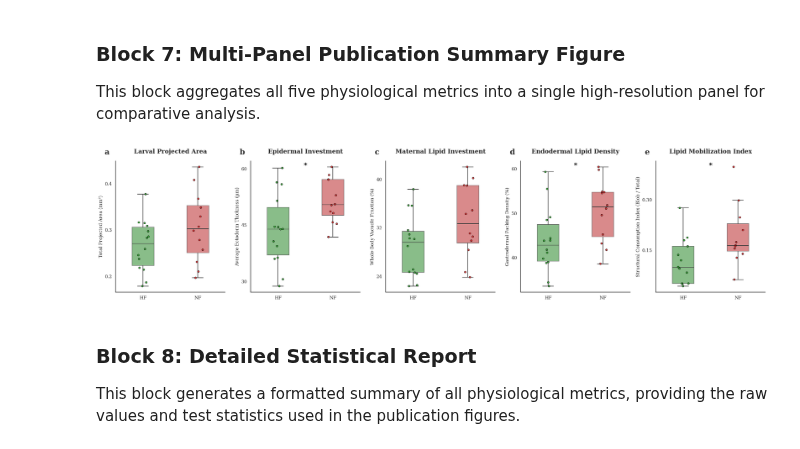
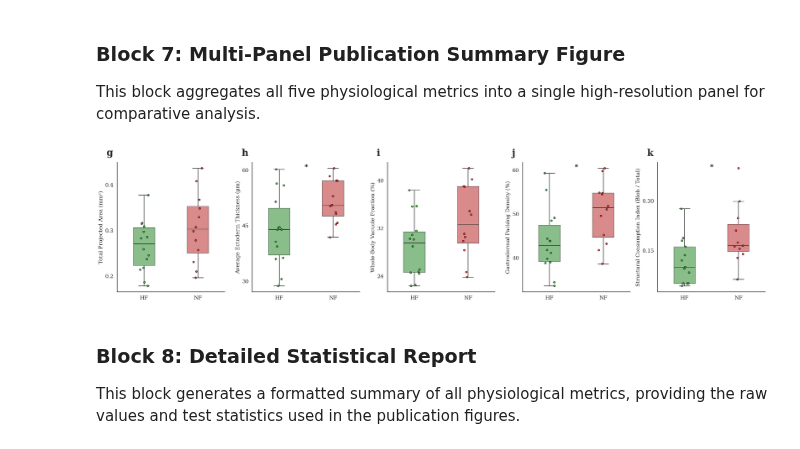
Before and after one commit to LielUziahu/S_Pistillata_Bet-Hedging, a Jupyter notebook: Histology_Morphometrics_and_Lipids.ipynb, the cells around one changed output. Cells and saved outputs as stored; diff of their text form; code cells hidden in the pictures.

```diff
--- a/Histology_Morphometrics_and_Lipids.ipynb
+++ b/Histology_Morphometrics_and_Lipids.ipynb
@@ -171,9 +171,9 @@ plt.rcParams.update({
     "axes.titlesize": 16,     # Plot titles
     "axes.titleweight": "bold", # Global title fontweight
     "axes.titlepad": 25,      # Global title padding
-    "axes.labelsize": 12,     # Axis labels
-    "xtick.labelsize": 12,
-    "ytick.labelsize": 12,
+    "axes.labelsize": 14,     # Axis labels
+    "xtick.labelsize": 14,
+    "ytick.labelsize": 14,
     "axes.edgecolor": "black",
     "axes.linewidth": 1.2,
     "axes.grid": False        # Disable grid lines globally
@@ -266,37 +266,37 @@ combined_order = [
 ]
 
 fig, axes = plt.subplots(1, 5, figsize=(25, 6))
 
 for i, metric in enumerate(combined_order):
     ax = axes[i]
     df_plot_clean = prune_group_outliers(master_df, 'Morph', metric)
 
     sns.boxplot(ax=ax, data=df_plot_clean, x='Morph', y=metric, hue='Morph', order=morph_order, palette=variant_colors, width=global_box_width, fliersize=0, linewidth=1.5, boxprops=dict(alpha=global_alpha), legend=False)
     sns.stripplot(ax=ax, data=df_plot_clean, x='Morph', y=metric, hue='Morph', order=morph_order, palette=variant_colors, size=global_marker_size, alpha=0.9, jitter=global_jitter, edgecolor=global_jitter_edgecolor, linewidth=0.8, legend=False)
 
-    ax.set_title(title_dictionary[metric], pad=20)
+    #ax.set_title(title_dictionary[metric], pad=20)
     ax.set_ylabel(y_label_dictionary[metric])
     ax.set_xlabel('')
     ax.grid(False) # Explicitly ensure grid is off for this panel
     ax.spines['top'].set_visible(False)
     ax.spines['right'].set_visible(False)
     ax.yaxis.set_major_locator(plt.MaxNLocator(nbins=global_y_nbins))
 
-    # Add 'a', 'b', 'c', 'd', 'e' labels to the top left of each subplot
-    ax.text(-0.1, 1.05, string.ascii_lowercase[i], transform=ax.transAxes, size=20, weight='bold')
+    # Add 'g', 'h', 'i', 'j', 'k' labels to the top left of each subplot
+    ax.text(-0.1, 1.05, string.ascii_lowercase[i+6], transform=ax.transAxes, size=25, weight='bold')
 
     current_p = stat_results_cache[metric]
     stars = "***" if current_p < 0.001 else ("**" if current_p < 0.01 else ("*" if current_p < 0.05 else ""))
     if stars:
         ymin, ymax = ax.get_ylim()
         ax.text(0.5, ymax - (ymax-ymin)*0.05, stars, horizontalalignment='center', fontsize=global_asterisk_size, color='black', weight=global_asterisk_weight)
 
 plt.tight_layout()
 plt.show()
 fig.savefig("Histology_Morphometrics_and_Lipids.png", dpi=600, bbox_inches='tight')
 fig.savefig("Histology_Morphometrics_and_Lipids.tiff", dpi=600, bbox_inches='tight')
 # %% [output]
-[figure, old version]
+[figure, new version]
 # %% [markdown]
 ### Block 8: Detailed Statistical Report
 This block generates a formatted summary of all physiological metrics, providing the raw values and test statistics used in the publication figures.
```
Also changed, not shown: parts of 1 cell of this notebook.
